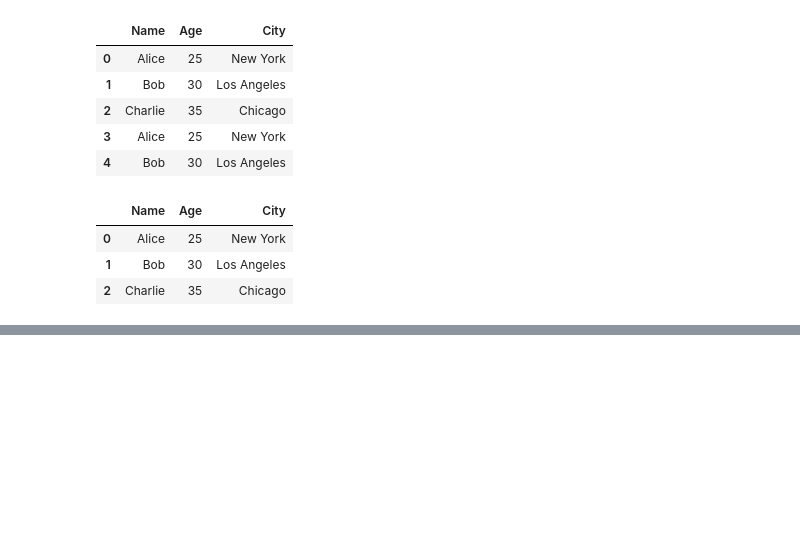
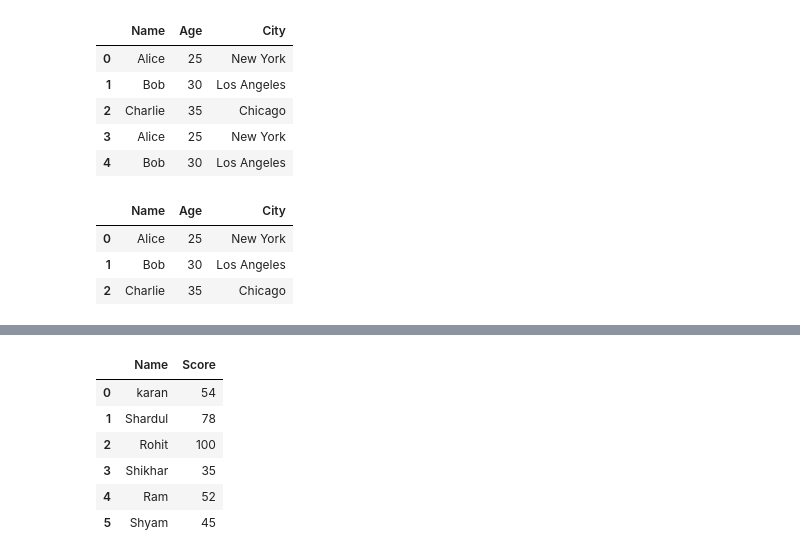
Before and after one commit to arunChauhan-coder/Pandas, a Jupyter notebook: InterviewPrep.ipynb, the cells around one changed output, grey strips where cells are left out. Cells and saved outputs as stored; diff of their text form; code cells hidden in the pictures; blank space fills up the shorter version.

```diff
--- a/InterviewPrep.ipynb
+++ b/InterviewPrep.ipynb
@@ -613,0 +634,10 @@ df_duplicate
+# %%
+df_6
+# %% [output]
+|  | Name | Score |
+| 0 | karan | 54 |
+| 1 | Shardul | 78 |
+| 2 | Rohit | 100 |
+| 3 | Shikhar | 35 |
+| 4 | Ram | 52 |
+| 5 | Shyam | 45 |
```
Also changed, not shown: parts of 18 cells of this notebook.
